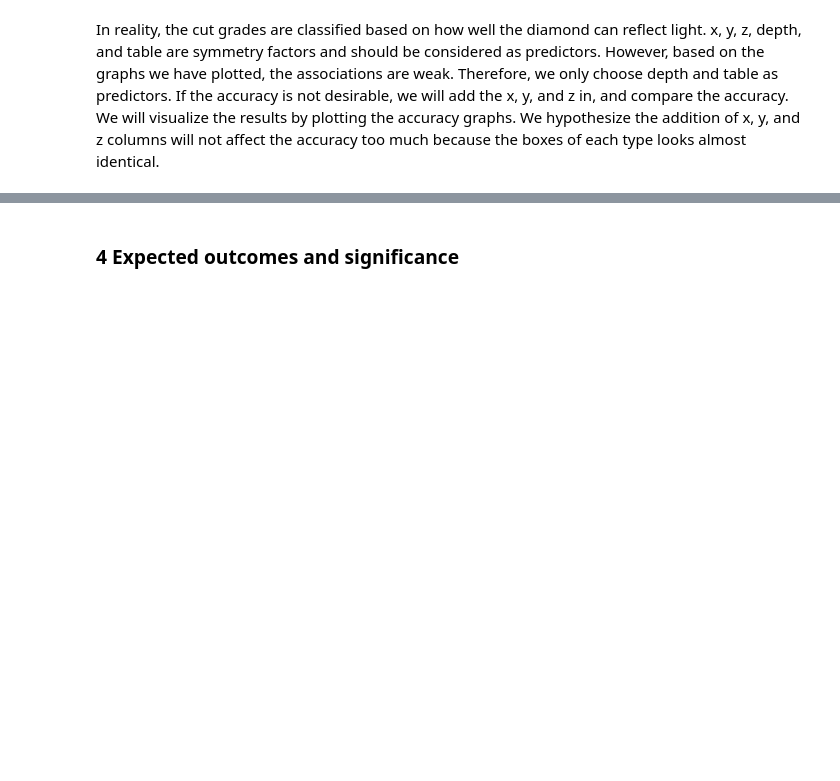
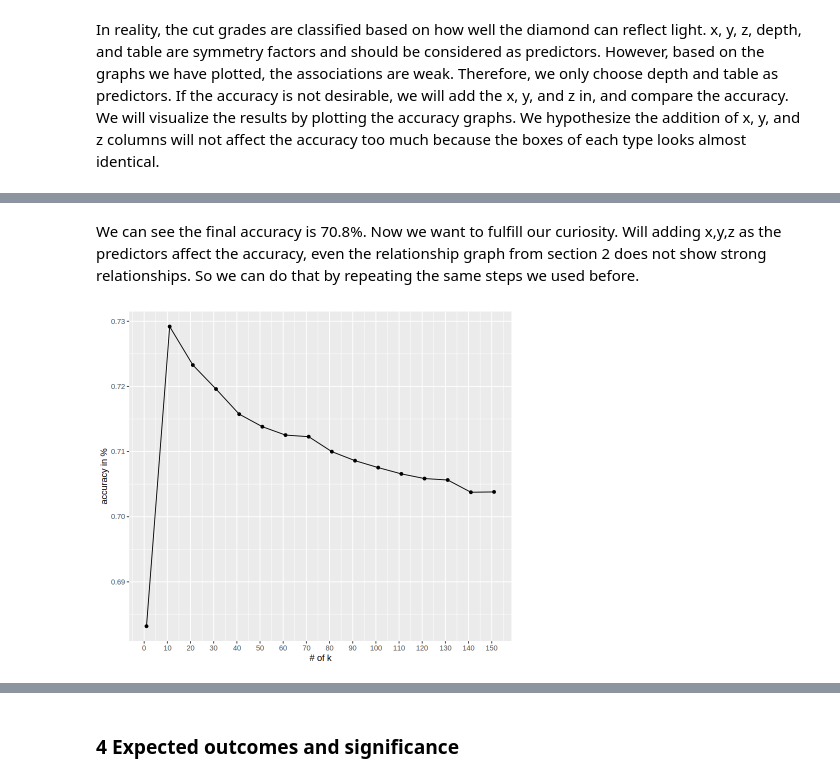
Before and after one commit to rubydelang/sonar_data, a Jupyter notebook: project_diamond.ipynb, the cells around one changed output, grey strips where cells are left out. Drawn from its saved outputs; the diff is of its cells as text; code cells hidden in the pictures; blank space fills up the shorter version.

```diff
--- a/project_diamond.ipynb
+++ b/project_diamond.ipynb
@@ -234,0 +235,24 @@ A tibble: 1 × 6
+# %%
+diamond_recipe_curiosity <- recipe(cut ~ depth+table+x+y+z, data = diamond_training) |>
+step_scale(all_predictors()) |>
+step_center(all_predictors())
+
+diamond_fit_tune_curiosity <- workflow() |>
+  add_recipe(diamond_recipe_curiosity) |>
+  add_model(diamond_spec) |>
+  tune_grid(resamples = diamond_vfold_5, grid = k_vals)
+
+diamond_vfold_tune_metrics_curiosity <- diamond_fit_tune_curiosity |>
+collect_metrics() |> filter(.metric == "accuracy")
+# %% [markdown]
+We can see the final accuracy is 70.8%. Now we want to fulfill our curiosity. Will adding x,y,z as the predictors affect the accuracy, even the relationship graph from section 2 does not show strong relationships. So we can do that by repeating the same steps we used before.
+# %%
+accuracy_curiosity_plot <- ggplot(diamond_vfold_tune_metrics_curiosity, aes(x = neighbors, y = mean)) +
+geom_point() +
+geom_line() +
+labs(x = "# of k", y = "accuracy in %") +
+scale_x_continuous(breaks = seq(from = 0, to = 150, by = 10))
+
+accuracy_curiosity_plot
+# %% [output]
+[figure, added]
```
Also changed, not shown: parts of 10 cells of this notebook.
